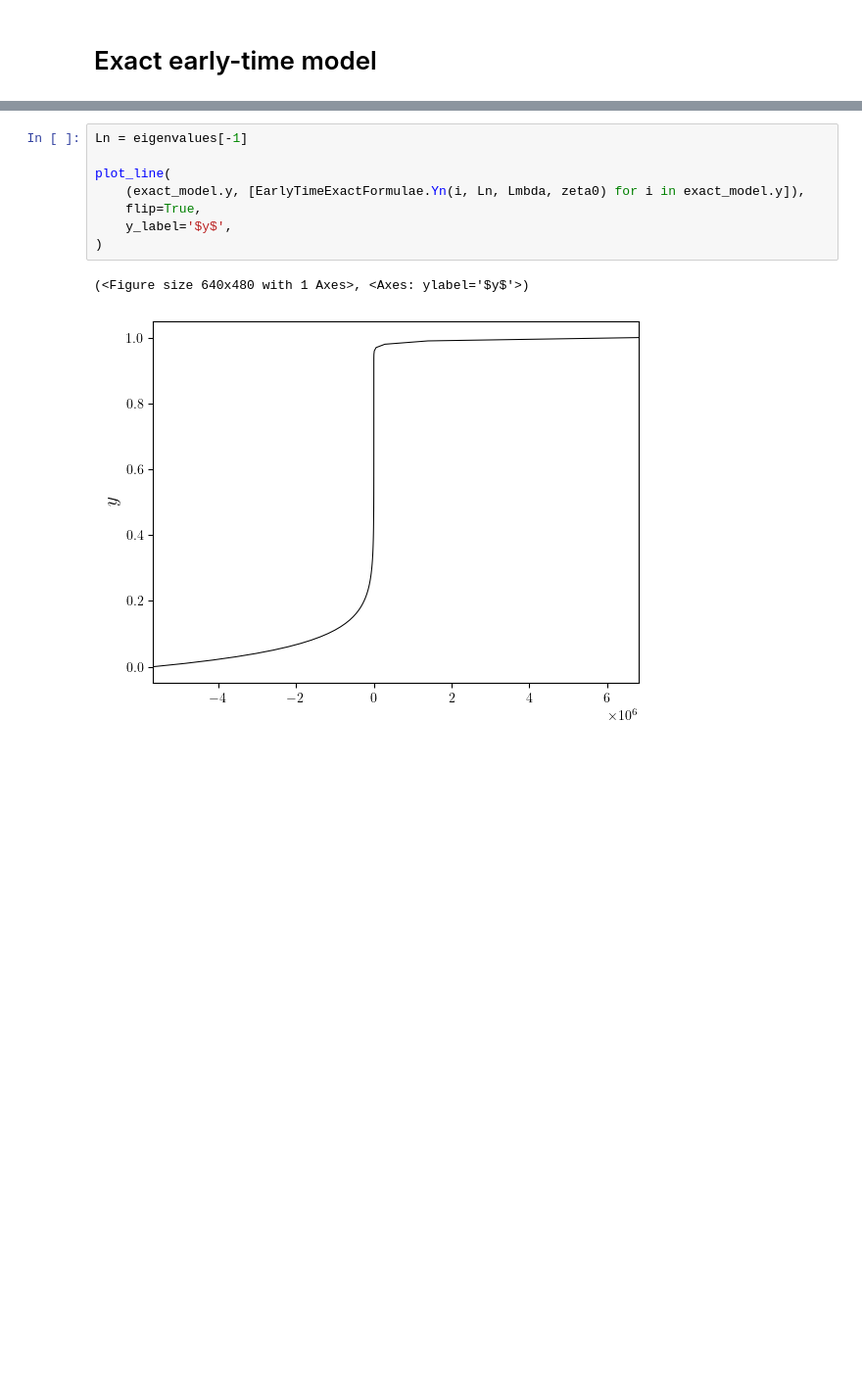
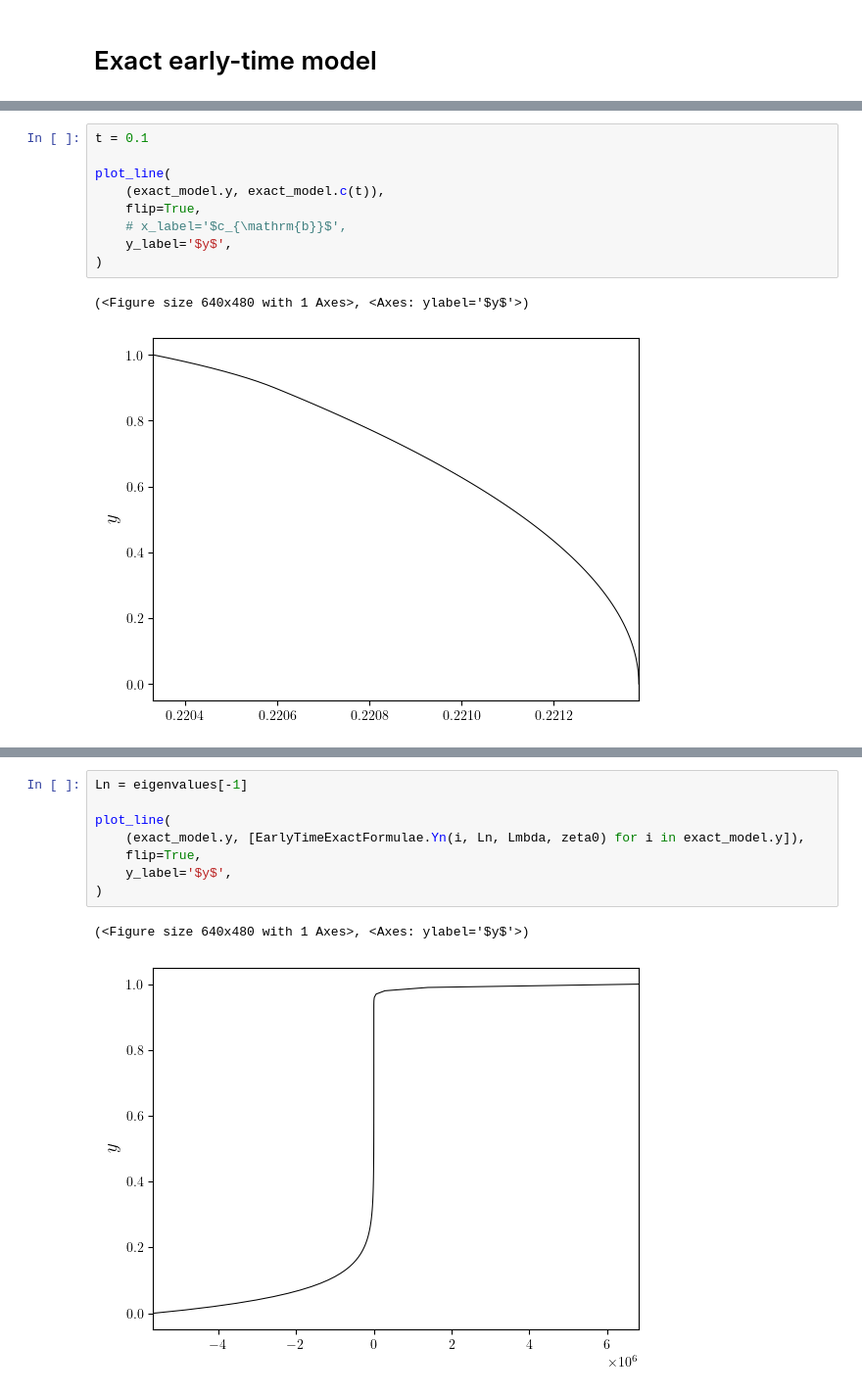
Before and after one commit to george-poole/CRoCoDiL, a Jupyter notebook: system_a/full/A21_early_exact.ipynb, the cells around one changed output, grey strips where cells are left out. Shown at 98% size. Saved outputs shown, nothing was run; the diff lists cells and outputs as text; blank space fills up the shorter version.

```diff
--- a/system_a/full/A21_early_exact.ipynb
+++ b/system_a/full/A21_early_exact.ipynb
@@ -81,0 +49,12 @@ plot_line(
+# %%
+t = 0.1
+
+plot_line(
+    (exact_model.y, exact_model.c(t)),
+    flip=True,
+    # x_label='$c_{\mathrm{b}}$',
+    y_label='$y$',
+)
+# %% [output]
+(<Figure size 640x480 with 1 Axes>, <Axes: ylabel='$y$'>)
+[figure, added]
```
Also changed, not shown: parts of 5 cells of this notebook, 8 other files.
